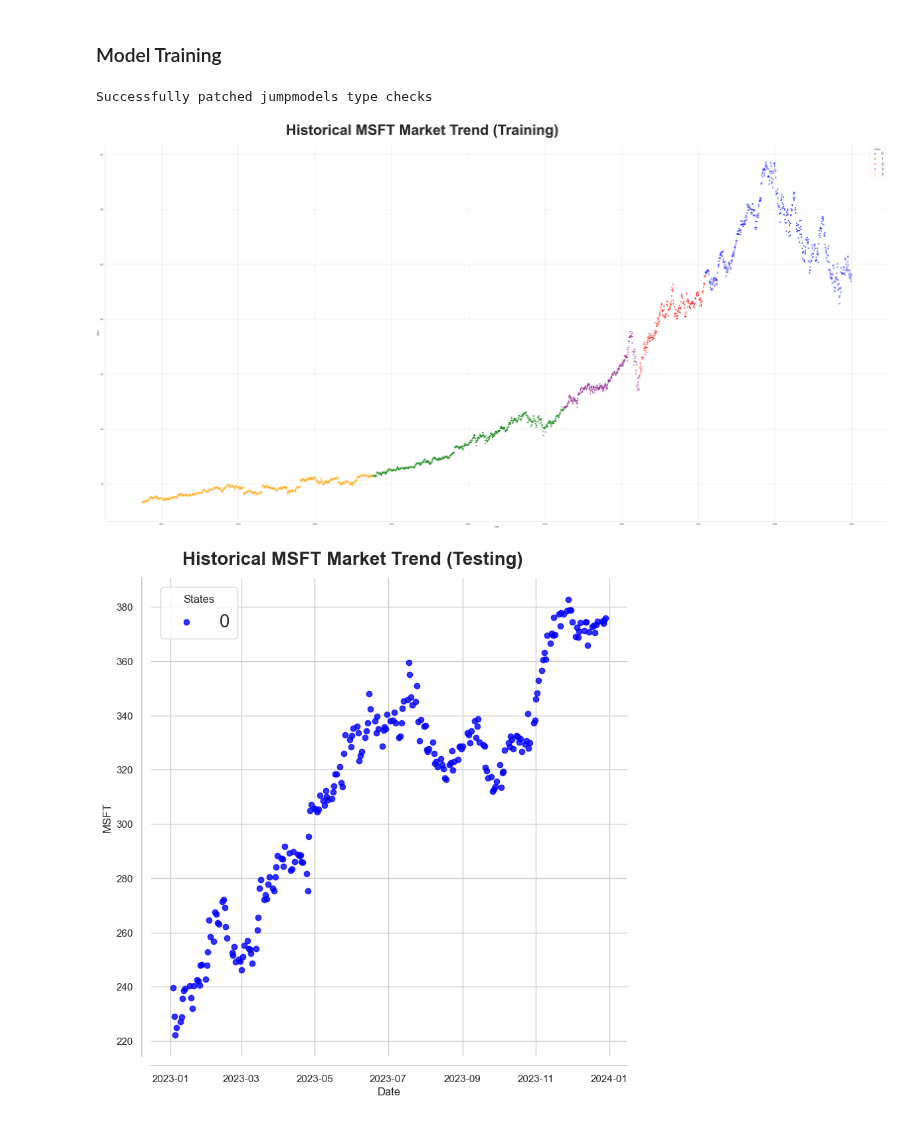
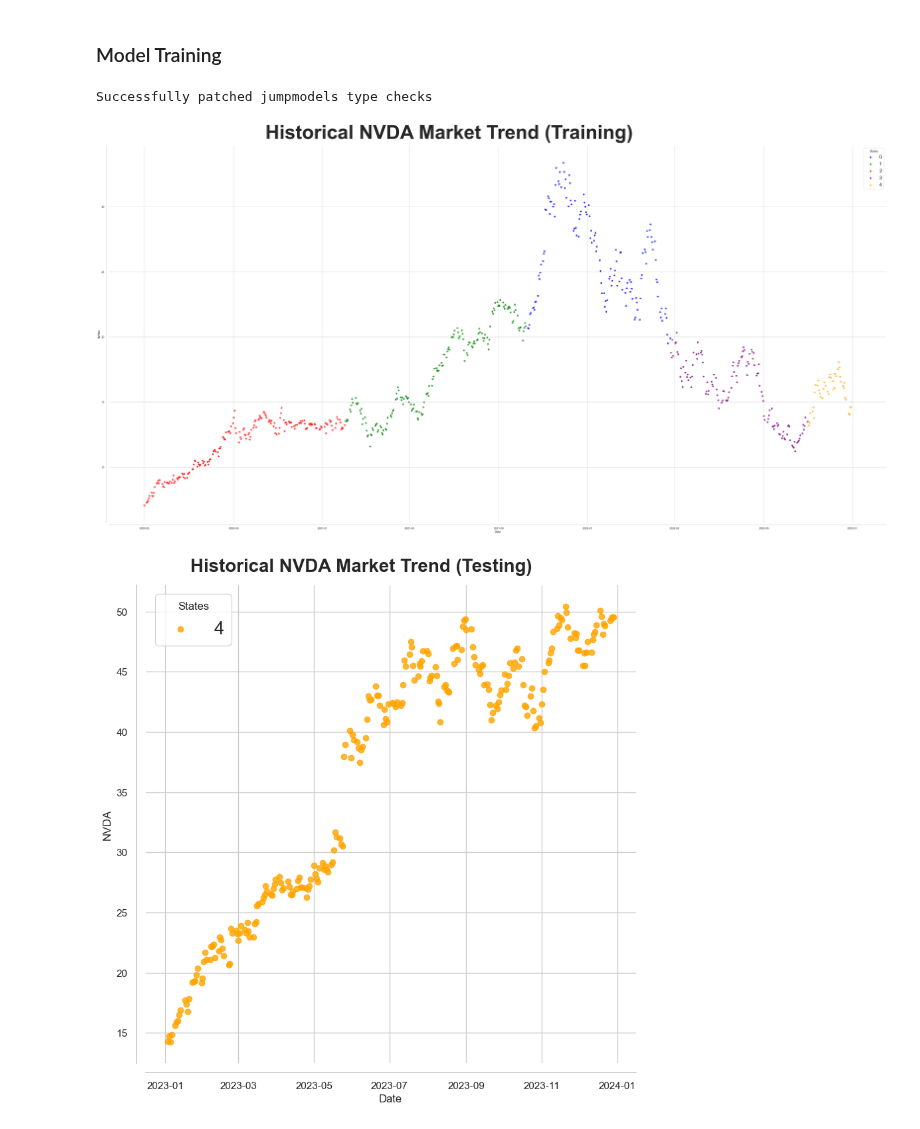
Before and after one commit to RaymondRaman/Stock-Market-Trend-Forecasting-with-Regime-and-Diffusion-Model, a Jupyter notebook: 4b. SJM_training&testing.ipynb, the cells around one changed output. Cells and saved outputs as stored; diff of their text form; code cells hidden in the pictures.

```diff
--- a/4b. SJM_training&testing.ipynb
+++ b/4b. SJM_training&testing.ipynb
@@ -28,7 +28,7 @@ def SJM_training(stock, train_df, n_components=2, max_feats=3, jump_penalty=50.0
     model = SparseJumpModel(
         n_components=n_components,
         jump_penalty=jump_penalty,
-        max_iter=10000,
+        max_iter=1000000,
         random_state=42
     )
 
@@ -36,35 +36,35 @@ def SJM_training(stock, train_df, n_components=2, max_feats=3, jump_penalty=50.0
     ret_ser = train_df[stock]  # Ensure returns are calculated
     model.fit(features_processed, ret_ser=ret_ser, sort_by="cumret")
 
     # Get regime labels
     hidden_states = model.labels_
 
     # Build states DataFrame
     states = pd.DataFrame({
         'Date': train_df['date'],
         stock: train_df[stock],
         'states': hidden_states
     })
 
     # Visualize results
     plot_market_regime(states, stock, isHMM=False)
 
     return model, states, scaler, clipper
 
-stock = 'MSFT'
+stock = 'NVDA'
 target_columns = config_data['selected_features_dict'][stock]
 train_df = training_stock_df[stock][target_columns]
 
 # Train with recommended parameters
 model, states, scaler, clipper = SJM_training(
     stock,
     train_df,
     n_components=5,
     jump_penalty=50.0
 )
 # %% [output]
 Successfully patched jumpmodels type checks
-[figure, old version]
+[figure, new version]
 # %%
 def save_SJM_states_excel(stock, states, is_test=False):
     """Save regime states with SJM-specific directory"""
@@ -131,4 +131,4 @@ states = SJM_testing(stock, test_df, model_package)
 # Save the testing states
 save_SJM_states_excel(stock, states, is_test=True)
 # %% [output]
-[figure, old version]
+[figure, new version]
```
Also changed, not shown: 9 other files.
